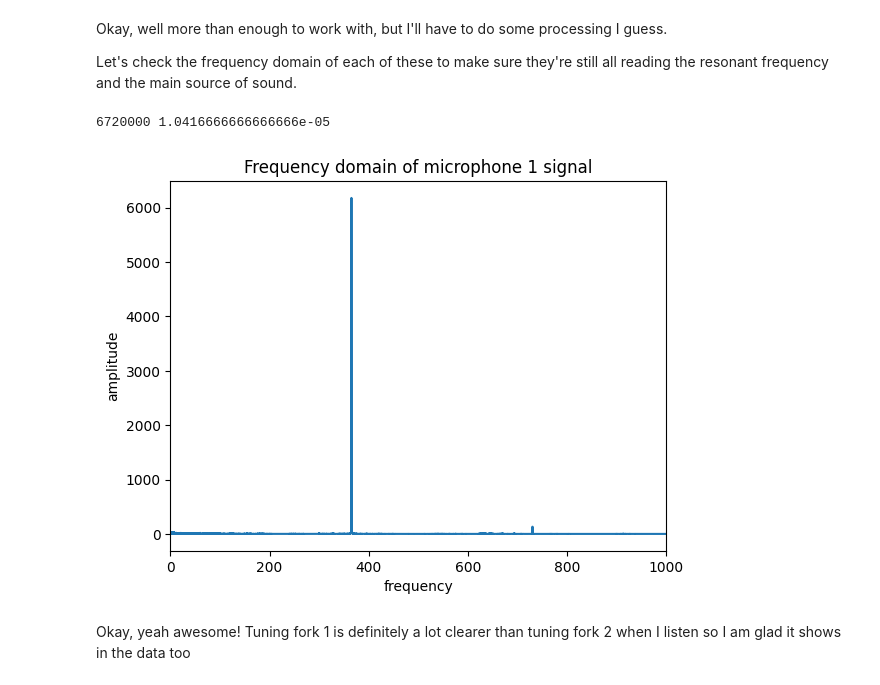
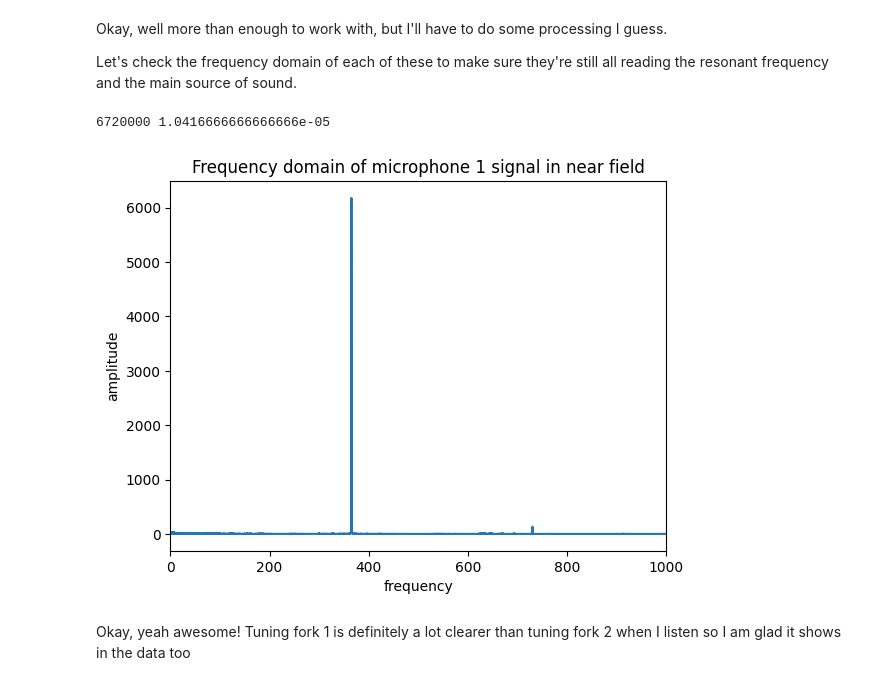
Before and after one commit to julianLapenna12/acoustic_radiation_modelling, a Jupyter notebook: notebooks/Ex1.acoustics.notebook.ipynb, the cells around one changed output. Saved outputs shown, nothing was run; the diff lists cells and outputs as text; code cells hidden in the pictures.

```diff
--- a/notebooks/Ex1.acoustics.notebook.ipynb
+++ b/notebooks/Ex1.acoustics.notebook.ipynb
@@ -496,24 +496,24 @@ Let's check the frequency domain of each of these to make sure they're still all
 # %%
 fdata = np.take(data_1_sweep, 1, axis=1)
 fdata = fdata - np.average(fdata) # to get rid of the dc offset
 
 N = len(fdata) # sample points
-T = 1 / samplerate
+T = 1 / samplerate_1_sweep
 
 print(N, T)
 
 yf = np.abs(fft(fdata)[0:N//2])
 xf = fftfreq(N, T)[:N//2]
 
 plt.plot(xf, 2.0/N * yf)
 plt.title('Frequency domain of microphone 1 signal in near field')
 plt.xlabel('frequency')
 plt.ylabel('amplitude')
 plt.xlim([0,1000])
 plt.show()
 # %% [output]
 6720000 1.0416666666666666e-05
-[figure, old version]
+[figure, new version]
 # %% [markdown]
 Okay, yeah awesome! Tuning fork 1 is definitely a lot clearer than tuning fork 2 when I listen so I am glad it shows in the data too
 # %%
```
Also changed, not shown: parts of 10 cells of this notebook.
